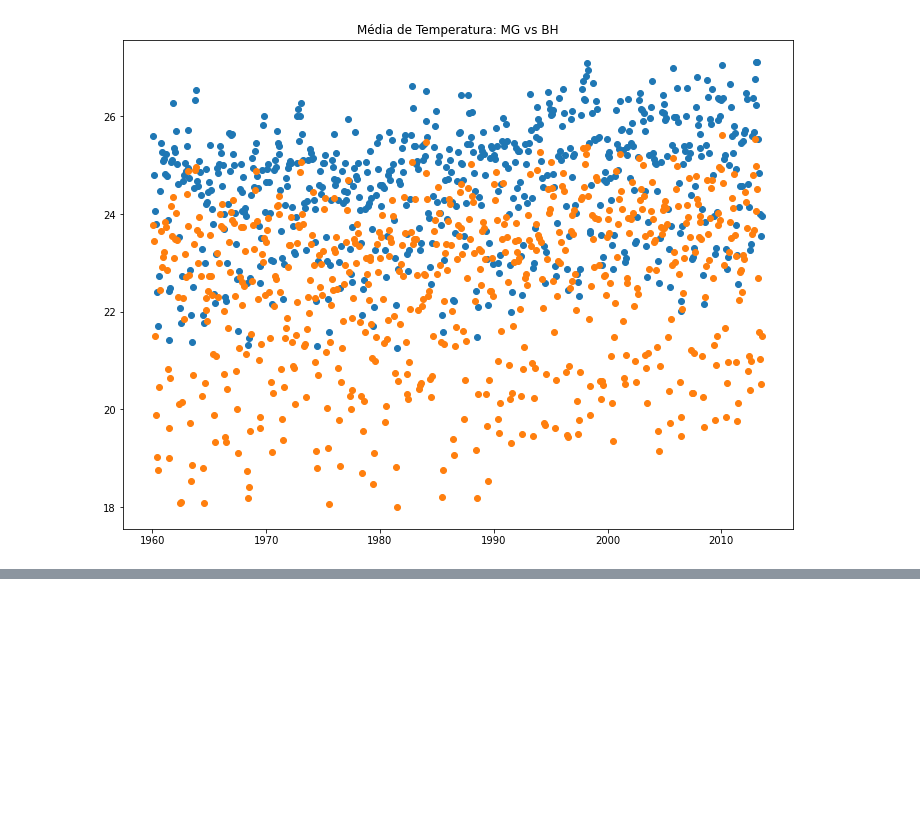
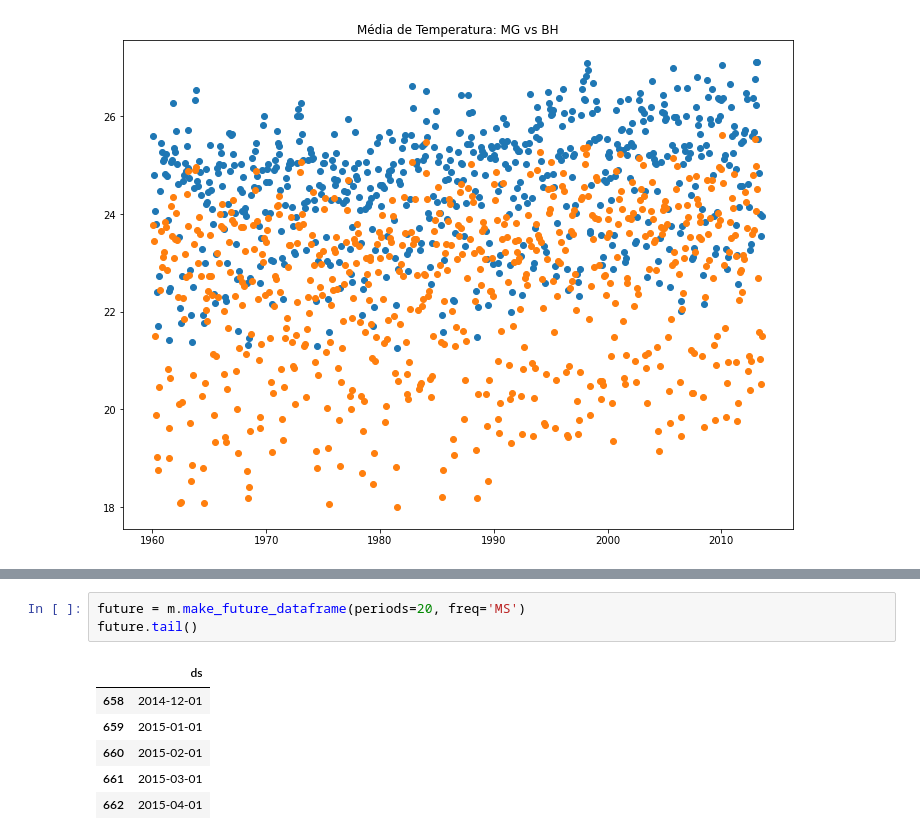
Before and after one commit to Raisler/DataScience_Portfolio, a Jupyter notebook: TemperatureAnalisys/Temperatures_BH_MG.ipynb, the cells around one changed output, grey strips where cells are left out. Drawn from its saved outputs; the diff is of its cells as text; blank space fills up the shorter version.

```diff
--- a/TemperatureAnalisys/Temperatures_BH_MG.ipynb
+++ b/TemperatureAnalisys/Temperatures_BH_MG.ipynb
@@ -367,0 +386,10 @@ Text(0.5, 1.0, 'Média de Temperatura: MG vs BH')
+# %%
+future = m.make_future_dataframe(periods=20, freq='MS')
+future.tail()
+# %% [output]
+|  | ds |
+| 658 | 2014-12-01 |
+| 659 | 2015-01-01 |
+| 660 | 2015-02-01 |
+| 661 | 2015-03-01 |
+| 662 | 2015-04-01 |
```
Also changed, not shown: parts of 15 cells of this notebook.
